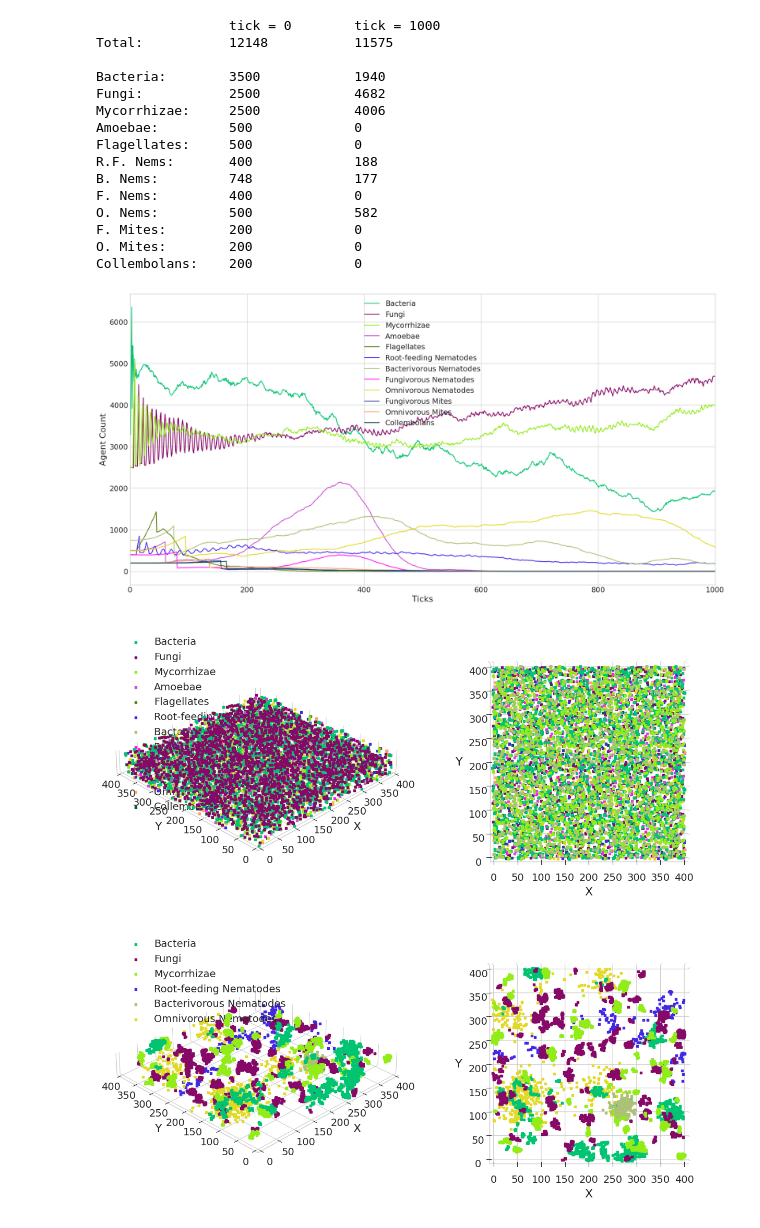
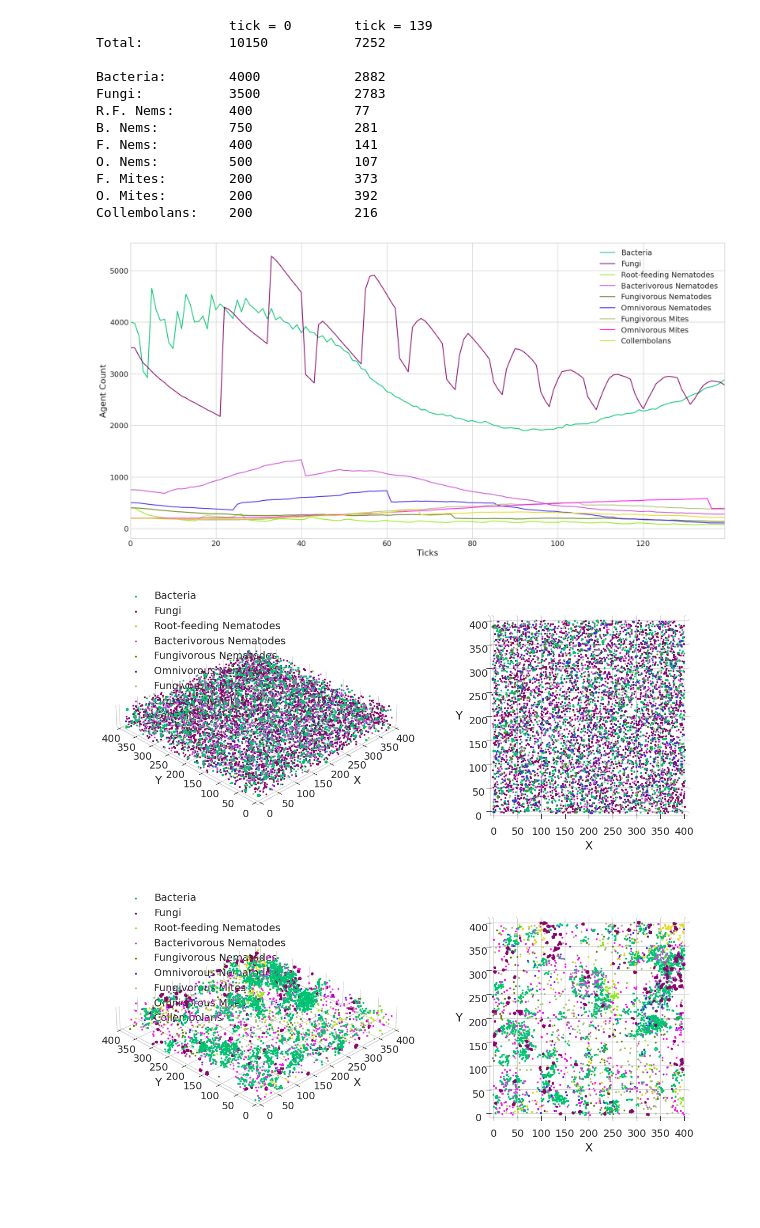
Before and after one commit to timovdk/BLOSSOM, a Jupyter notebook: experiments/viz.ipynb, the cells around one changed output. Cells and saved outputs as stored; diff of their text form; code cells hidden in the pictures; blank space fills up the shorter version.

```diff
--- a/experiments/viz.ipynb
+++ b/experiments/viz.ipynb
@@ -5,7 +5,7 @@ import numpy as np
 import matplotlib.pyplot as plt
 import pandas as pd
 
-filename = 'agent_log'
+filename = 'agent_log_150'
 vid = False
 
 x_max = 400
@@ -25,8 +25,9 @@ plt.rc('legend', fontsize=SMALL_SIZE)    # legend fontsize
 plt.rc('figure', titlesize=BIGGER_SIZE)  # fontsize of the figure title
 plt.style.use("seaborn-v0_8-whitegrid")
 # %%
-df = pd.read_csv("../sosi/hpc/" + filename + ".csv")
-#df = pd.read_csv("../sosi/outputs/" + filename + ".csv")
+#df = pd.read_csv("../sosi/hpc_out/co_occ_3/" + filename + ".csv")
+df = pd.read_csv("../sosi/outputs/" + filename + ".csv")
+#df = pd.read_csv("./old_output/" + filename + ".csv")
 n = len(df["type"].unique())
 colors = ["#01c472", "#860967", "#91ec17", "#ca50d3", "#658114", "#4328e7", "#abc177", "#fe16f4", "#e2d923", "#323d96", "#ffa270", "#0a4f4e"]
 # %%
@@ -44,34 +45,31 @@ print(
 )
 print('Bacteria:\t', len(df_first[df_first["type"] == 0]), '\t\t', len(df_last[df_last["type"] == 0]))
 print('Fungi:\t\t', len(df_first[df_first["type"] == 1]), '\t\t', len(df_last[df_last["type"] == 1]))
-print('Mycorrhizae:\t', len(df_first[df_first["type"] == 2]), '\t\t', len(df_last[df_last["type"] == 2]))
-print('Amoebae:\t', len(df_first[df_first["type"] == 3]), '\t\t', len(df_last[df_last["type"] == 3]))
-print('Flagellates:\t', len(df_first[df_first["type"] == 4]), '\t\t', len(df_last[df_last["type"] == 4]))
-print('R.F. Nems:\t', len(df_first[df_first["type"] == 5]), '\t\t', len(df_last[df_last["type"] == 5]))
-print('B. Nems:\t', len(df_first[df_first["type"] == 6]), '\t\t', len(df_last[df_last["type"] == 6]))
-print('F. Nems:\t', len(df_first[df_first["type"] == 7]), '\t\t', len(df_last[df_last["type"] == 7]))
-print('O. Nems:\t', len(df_first[df_first["type"] == 8]), '\t\t', len(df_last[df_last["type"] == 8]))
-print('F. Mites:\t', len(df_first[df_first["type"] == 9]), '\t\t', len(df_last[df_last["type"] == 9]))
-print('O. Mites:\t', len(df_first[df_first["type"] == 10]), '\t\t', len(df_last[df_last["type"] == 10]))
-print('Collembolans:\t', len(df_first[df_first["type"] == 11]), '\t\t', len(df_last[df_last["type"] == 11]))
+#print('Mycorrhizae:\t', len(df_first[df_first["type"] == 2]), '\t\t', len(df_last[df_last["type"] == 2]))
+#print('Amoebae:\t', len(df_first[df_first["type"] == 2]), '\t\t', len(df_last[df_last["type"] == 2]))
+#print('Flagellates:\t', len(df_first[df_first["type"] == 3]), '\t\t', len(df_last[df_last["type"] == 3]))
+print('R.F. Nems:\t', len(df_first[df_first["type"] == 2]), '\t\t', len(df_last[df_last["type"] == 2]))
+print('B. Nems:\t', len(df_first[df_first["type"] == 3]), '\t\t', len(df_last[df_last["type"] == 3]))
+print('F. Nems:\t', len(df_first[df_first["type"] == 4]), '\t\t', len(df_last[df_last["type"] == 4]))
+print('O. Nems:\t', len(df_first[df_first["type"] == 5]), '\t\t', len(df_last[df_last["type"] == 5]))
+print('F. Mites:\t', len(df_first[df_first["type"] == 6]), '\t\t', len(df_last[df_last["type"] == 6]))
+print('O. Mites:\t', len(df_first[df_first["type"] == 7]), '\t\t', len(df_last[df_last["type"] == 7]))
+print('Collembolans:\t', len(df_first[df_first["type"] == 8]), '\t\t', len(df_last[df_last["type"] == 8]))
 # %% [output]
-                 tick = 0        tick = 1000
-Total:           12148           11575
+                 tick = 0        tick = 139
+Total:           10150           7252
 
-Bacteria:        3500            1940
-Fungi:           2500            4682
-Mycorrhizae:     2500            4006
-Amoebae:         500             0
-Flagellates:     500             0
-R.F. Nems:       400             188
-B. Nems:         748             177
-F. Nems:         400             0
-O. Nems:         500             582
-F. Mites:        200             0
-O. Mites:        200             0
-Collembolans:    200             0
+Bacteria:        4000            2882
+Fungi:           3500            2783
+R.F. Nems:       400             77
+B. Nems:         750             281
+F. Nems:         400             141
+O. Nems:         500             107
+F. Mites:        200             373
+O. Mites:        200             392
+Collembolans:    200             216
 # %%
-organism_group_labels = ["Bacteria", "Fungi", "Mycorrhizae", "Amoebae", "Flagellates", "Root-feeding Nematodes", "Bacterivorous Nematodes", "Fungivorous Nematodes", "Omnivorous Nematodes", "Fungivorous Mites", "Omnivorous Mites", "Collembolans"]
+organism_group_labels = ["Bacteria", "Fungi", "Root-feeding Nematodes", "Bacterivorous Nematodes", "Fungivorous Nematodes", "Omnivorous Nematodes", "Fungivorous Mites", "Omnivorous Mites", "Collembolans"]
 fig = plt.figure(figsize=(20, 10))
 ax = fig.add_subplot()
 
@@ -90,7 +88,7 @@ plt.legend()
 plt.savefig("counts_over_time.pdf", format="pdf", bbox_inches="tight")
 plt.show()
 # %% [output]
-[figure, old version]
+[figure, new version]
 # %%
 fig = plt.figure(figsize=(15, 15))
 #plt.rcParams.update({'text.color': "black", 'axes.labelcolor': "black", 'xtick.color': "black", 'ytick.color': "black"})
@@ -107,7 +105,7 @@ for g in np.unique(df1["type"]):
         df1.iloc[ix]["z"],
         color=colors[g],
         label=organism_group_labels[g],
-        s=10,
+        s=1,
         depthshade=False,
         marker='s',
         alpha=1
@@ -143,7 +141,7 @@ for g in np.unique(df1["type"]):
         df1.iloc[ix]["z"],
         color=colors[g],
         label=organism_group_labels[g],
-        s=10,
+        s=1,
         depthshade=False,
         marker='s',
         alpha=1
@@ -167,7 +165,7 @@ ax.set_facecolor("white")
 
 plt.show()
 # %% [output]
-[figure, old version]
+[figure, new version]
 # %%
 fig = plt.figure(figsize=(15, 15))
 #plt.rcParams.update({'text.color': "black", 'axes.labelcolor': "black", 'xtick.color': "black", 'ytick.color': "black"})
@@ -184,7 +182,7 @@ for g in np.unique(df1["type"]):
         df1.iloc[ix]["z"],
         color=colors[g],
         label=organism_group_labels[g],
-        s=10,
+        s=1,
         depthshade=False,
         marker='s',
         alpha=1
@@ -216,35 +214,35 @@ for g in np.unique(df1["type"]):
     ix = np.where(df1["type"] == g)
     ax.scatter(
         df1.iloc[ix]["x"],
         df1.iloc[ix]["y"],
         df1.iloc[ix]["z"],
         color=colors[g],
         label=organism_group_labels[g],
-        s=10,
+        s=1,
         depthshade=False,
         marker='s',
         alpha=1
         )
 
 ax.view_init(90,270)
 ax.set_aspect('equal')
 
 ax.set_xlim(0, x_max)
 ax.set_ylim(0, y_max)
 ax.set_zlim(0, z_max)
 
 ax.set_xlabel("X", labelpad=10)
 ax.set_ylabel("Y", labelpad=10)
 ax.set_zticks([])
 
 ax.xaxis.set_pane_color((1.0, 1.0, 1.0, 1.0))
 ax.yaxis.set_pane_color((1.0, 1.0, 1.0, 1.0))
 ax.zaxis.set_pane_color((1.0, 1.0, 1.0, 1.0))
 ax.set_facecolor("white")
 
 plt.show()
 # %% [output]
-[figure, old version]
+[figure, new version]
 # %%
 import matplotlib.pyplot as plt
 import numpy as np
```
Also changed, not shown: parts of 1 cell of this notebook, 10 other files.
